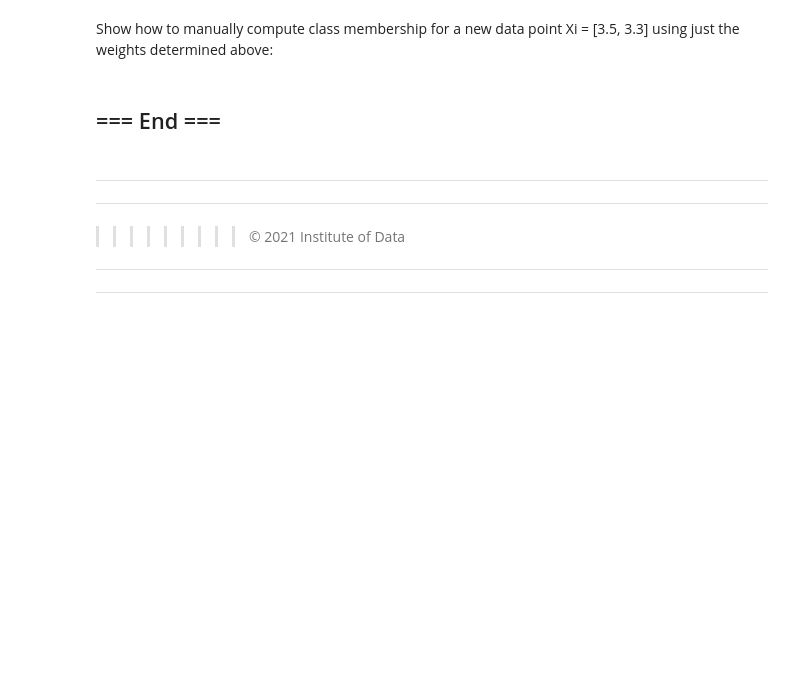
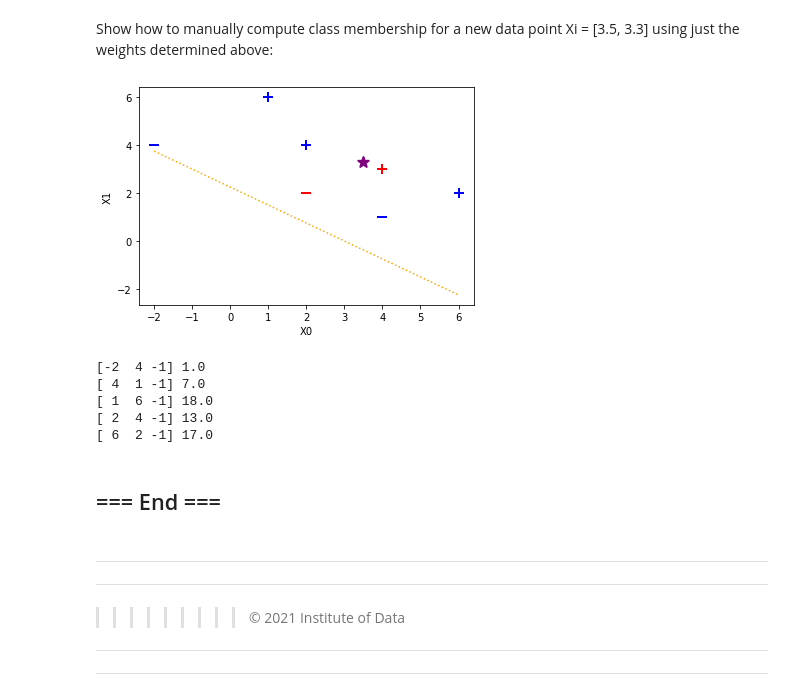
Before and after one commit to IsabelleUslu/InstituteOfDataLabs, a Jupyter notebook: Module_5/IOD_Lab 5.2.ipynb, the cells around one changed output. Saved outputs shown, nothing was run; the diff lists cells and outputs as text; code cells hidden in the pictures; blank space fills up the shorter version.

```diff
--- a/Module_5/IOD_Lab 5.2.ipynb
+++ b/Module_5/IOD_Lab 5.2.ipynb
@@ -131,7 +139,29 @@ Show how to manually compute class membership for a new data point Xi = [3.5, 3.
+# %%
+#?
+
+plotData(X)
+plotHyperplane(w)
+
+# Test samples:
+plt.scatter(2, 2, s = 120, marker = '_', linewidths = 2, color = 'red')
+plt.scatter(4, 3, s = 120, marker = '+', linewidths = 2, color = 'red')
+plt.scatter(3.5, 3.3, s = 120, marker = '*', linewidths = 2, color = 'purple')
+plt.show()
+# %% [output]
+[figure, added]
 # %%
 #TEST: make sure the training data get correctly classified:
 
 #?
+
+for i, x in enumerate(X):
+    print(X[i], np.dot(X[i], w))
+# %% [output]
+[-2  4 -1] 1.0
+[ 4  1 -1] 7.0
+[ 1  6 -1] 18.0
+[ 2  4 -1] 13.0
+[ 6  2 -1] 17.0
 # %% [markdown]
 ## === End ===
 # %% [markdown]
```
Also changed, not shown: parts of 8 cells of this notebook, 1 other file.
